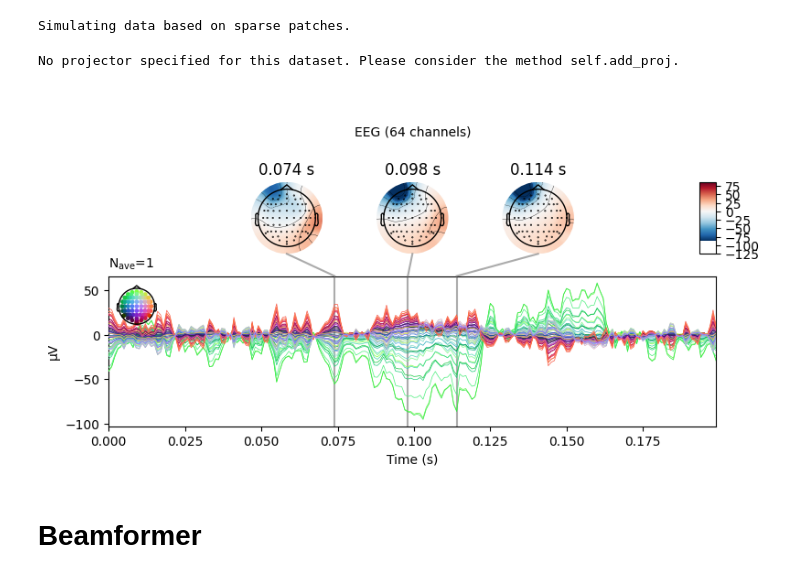
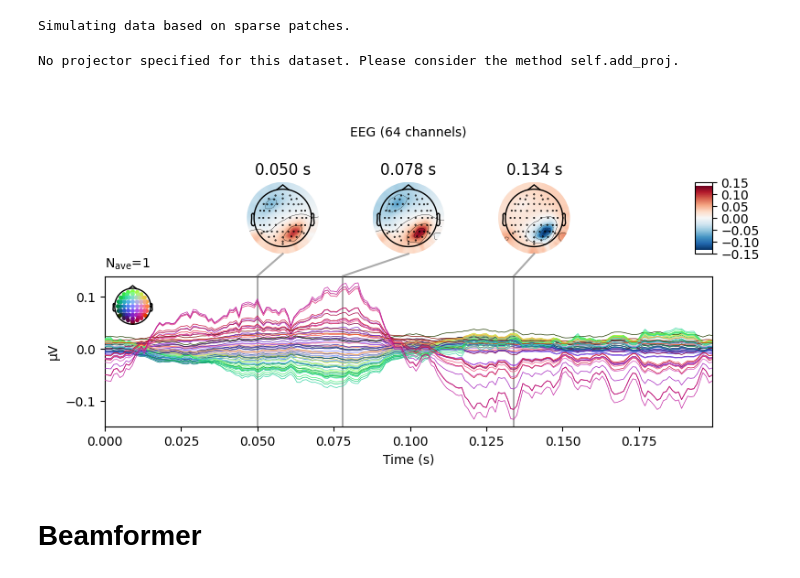
Before and after one commit to LukeTheHecker/invert, a Jupyter notebook: dev/gpt.ipynb, the cells around one changed output. Cells and saved outputs as stored; diff of their text form; code cells hidden in the pictures.

```diff
--- a/dev/gpt.ipynb
+++ b/dev/gpt.ipynb
@@ -35,26 +35,27 @@ n_chans, n_dipoles = leadfield.shape
 # %%
 settings = dict(
     number_of_sources=3,
-    extents=(24, 25),
+    extents=(1, 25),
     duration_of_trial=0.2,
     amplitudes=(99, 100),
     target_snr=1e99,
+    beta_source=3,
     beta_noise=0,
     method="standard")
 
 sim = Simulation(fwd, info, settings).simulate(2)
 stc = sim.source_data[0]
 evoked = sim.eeg_data[0].average()
 
 stc.data /= abs(stc.data).max()
 brain = stc.plot(**pp)
 brain.add_text(0.1, 0.9, 'Ground Truth', 'title',
                font_size=14)
 evoked.plot_joint()
 # %% [output]
 Simulating data based on sparse patches.
 No projector specified for this dataset. Please consider the method self.add_proj.
-[figure, old version]
+[figure, new version]
 # %% [markdown]
 # Beamformer
 # %%
```
Also changed, not shown: parts of 15 cells of this notebook, 5 other files.
